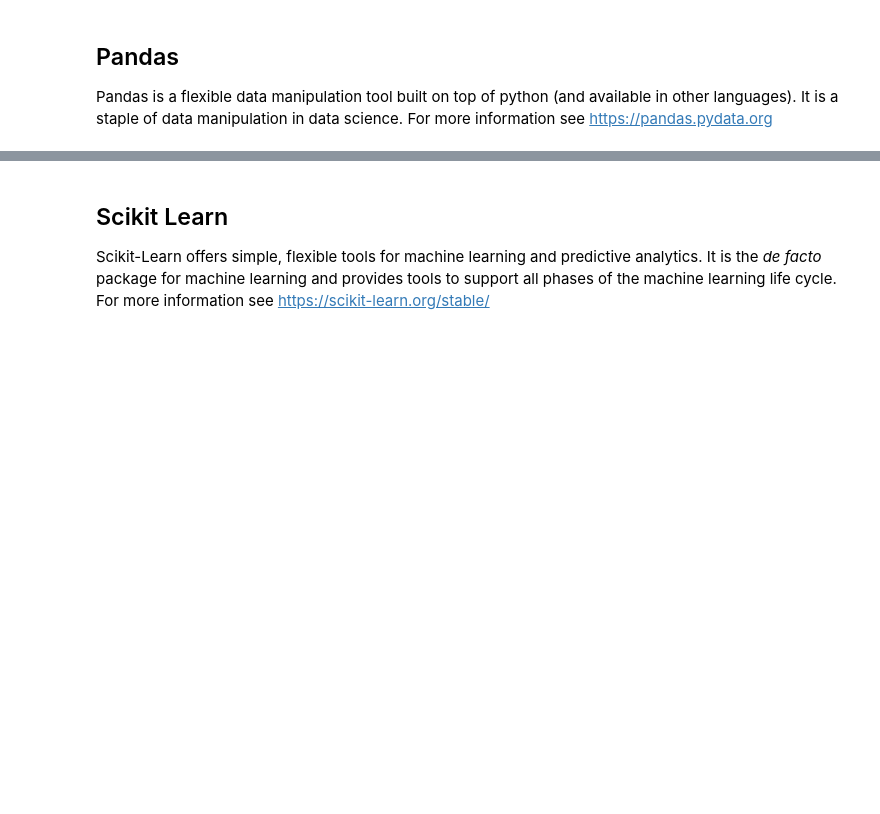
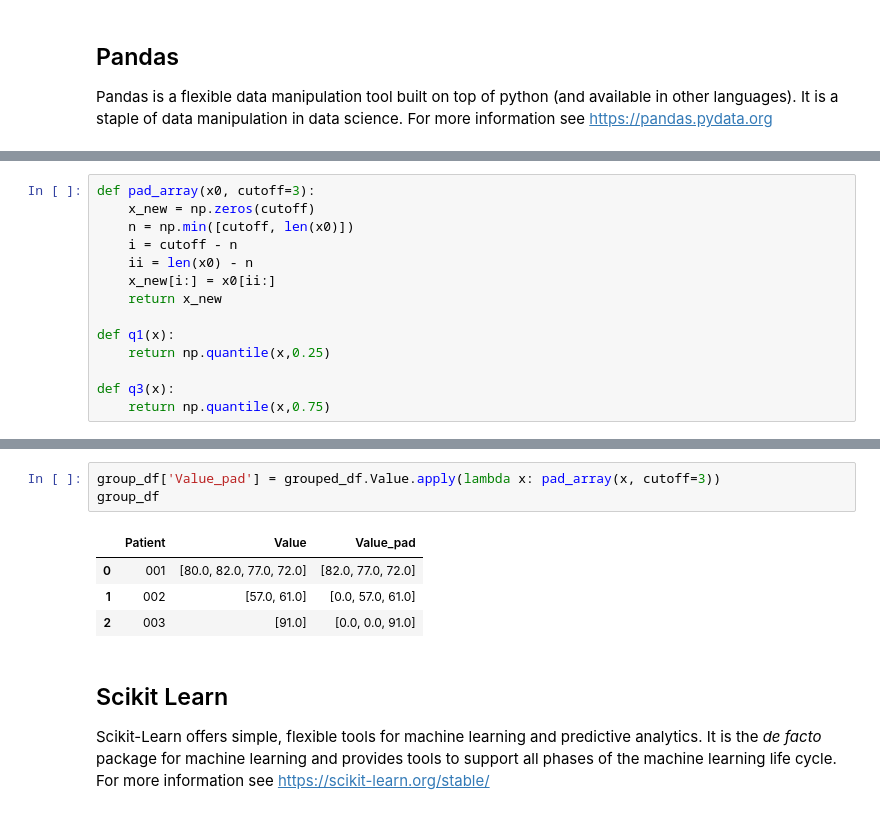
Before and after one commit to ggray15/jhach_cpdsam_symposium_workshop, a Jupyter notebook: notebooks/step_0_intro_to_python/intro_2_python.ipynb, the cells around one changed output, grey strips where cells are left out. Saved outputs shown, nothing was run; the diff lists cells and outputs as text; blank space fills up the shorter version.

```diff
--- a/notebooks/step_0_intro_to_python/intro_2_python.ipynb
+++ b/notebooks/step_0_intro_to_python/intro_2_python.ipynb
@@ -198,3 +173,17 @@ import pandas as pd
+# %%
+def pad_array(x0, cutoff=3):
+    x_new = np.zeros(cutoff)
+    n = np.min([cutoff, len(x0)])
+    i = cutoff - n
+    ii = len(x0) - n
+    x_new[i:] = x0[ii:]
+    return x_new
+
+def q1(x):
+    return np.quantile(x,0.25)
+
+def q3(x):
+    return np.quantile(x,0.75)
 # %%
 df = pd.DataFrame(x, columns=['values'])
 df
@@ -223,3 +275,11 @@ dtype: float64 in 0.28635443100000124 seconds
+# %%
+group_df['Value_pad'] = grouped_df.Value.apply(lambda x: pad_array(x, cutoff=3))
+group_df
+# %% [output]
+|  | Patient | Value | Value_pad |
+| 0 | 001 | [80.0, 82.0, 77.0, 72.0] | [82.0, 77.0, 72.0] |
+| 1 | 002 | [57.0, 61.0] | [0.0, 57.0, 61.0] |
+| 2 | 003 | [91.0] | [0.0, 0.0, 91.0] |
 # %% [markdown]
 ## Scikit Learn
 
```
Also changed, not shown: parts of 24 cells of this notebook, 3 other files.
